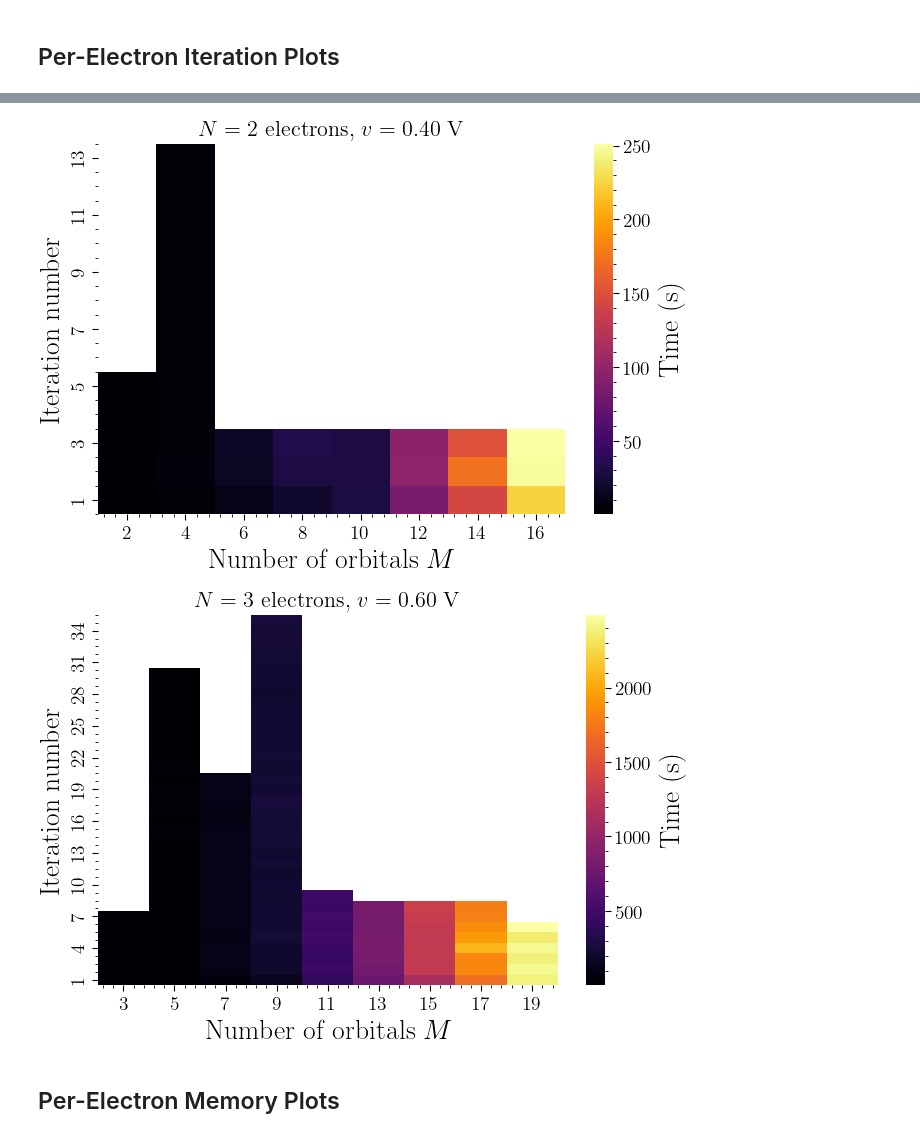
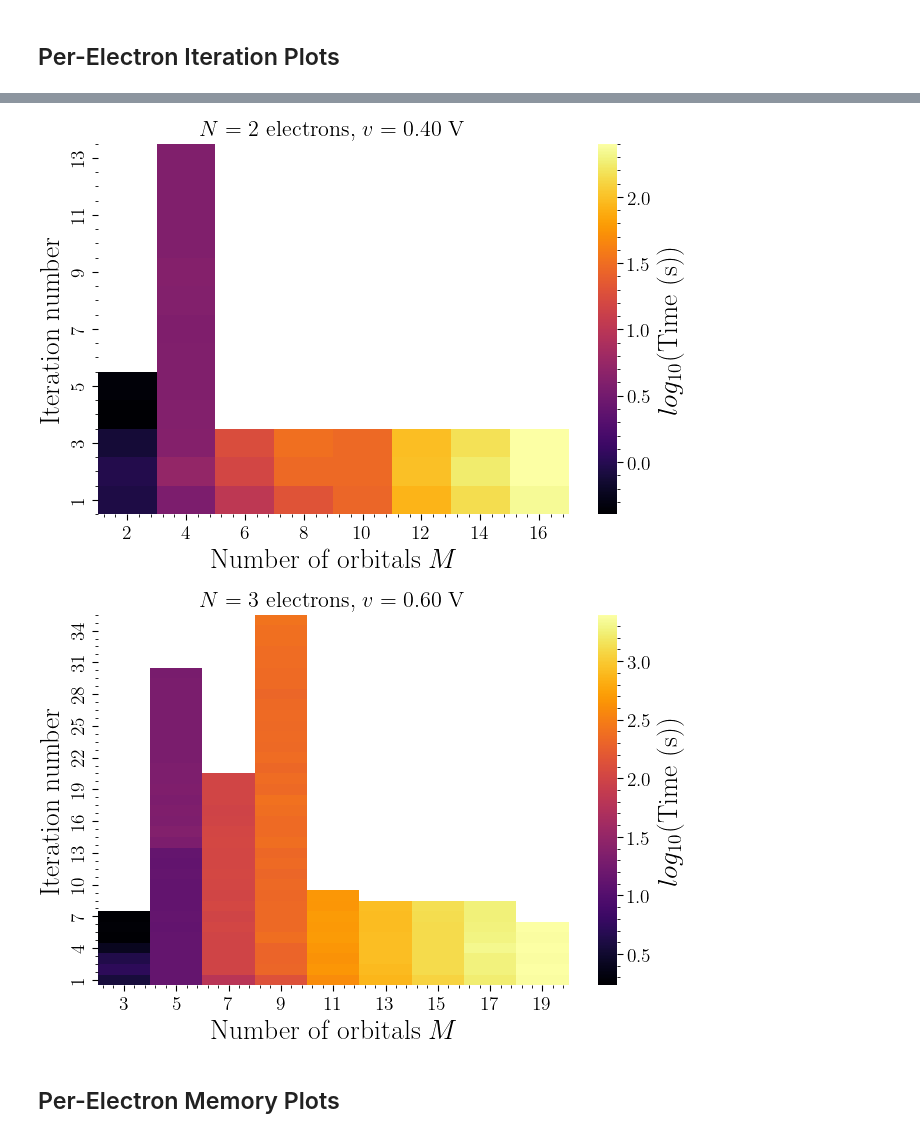
Before and after one commit to LeanderReascos/QDots, a Jupyter notebook: charge_stability/single_dot_results.ipynb, the cells around one changed output, grey strips where cells are left out. Saved outputs shown, nothing was run; the diff lists cells and outputs as text; code cells hidden in the pictures.

```diff
--- a/charge_stability/single_dot_results.ipynb
+++ b/charge_stability/single_dot_results.ipynb
@@ -314,6 +314,9 @@ def plot_iteration_heatmaps(metric, ylabel, file_tag, cmap, center=None):
         x_tick_step = max(1, math.ceil(len(heatmap_data.columns) / 12))
         y_tick_step = max(1, math.ceil(len(heatmap_data.index) / 12))
 
+        # log10 data
+        heatmap_data = np.log10(heatmap_data)
+
         sns.heatmap(
             heatmap_data,
             cmap=cmap,
@@ -334,29 +337,29 @@ def plot_iteration_heatmaps(metric, ylabel, file_tag, cmap, center=None):
 # %%
 #plot_stage_boxplots(
 #    metric='time_s',
 #    ylabel='Time (s)',
 #    file_tag='time',
 #    log_y=True,
 #)
 
 plot_stage_median_iqr(
     stats_df=time_stage_stats,
     ylabel='Time (s)',
     file_tag='time',
     log_y=True,
 )
 
 plot_iteration_heatmaps(
     metric='iteration_time_s',
-    ylabel='Time (s)',
+    ylabel='$log_{10}$(Time (s))',
     file_tag='time',
     cmap='inferno',
 )
 # %% [output]
 [figure]
 [figure]
-[figure, old version]
+[figure, new version]
-[figure, old version]
+[figure, new version]
 # %% [markdown]
 ## Per-Electron Memory Plots
 # %%
```
Also changed, not shown: 4 other files.
